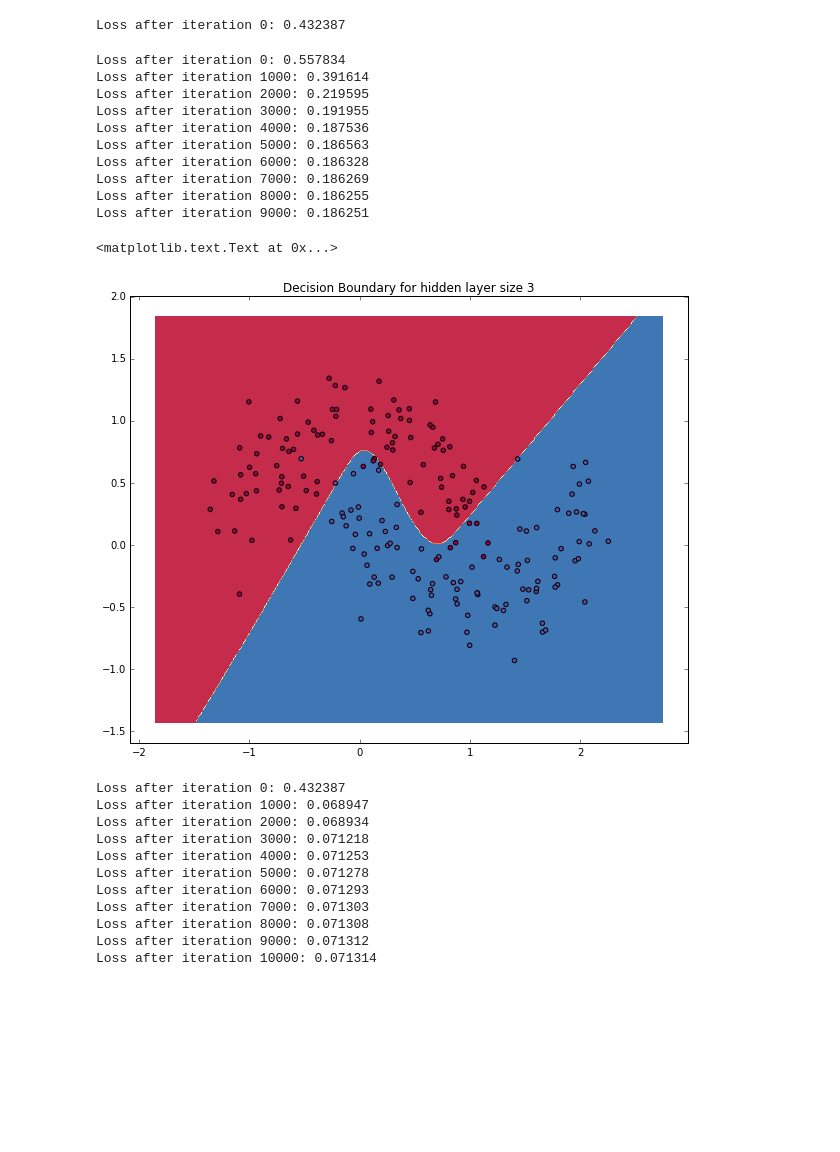
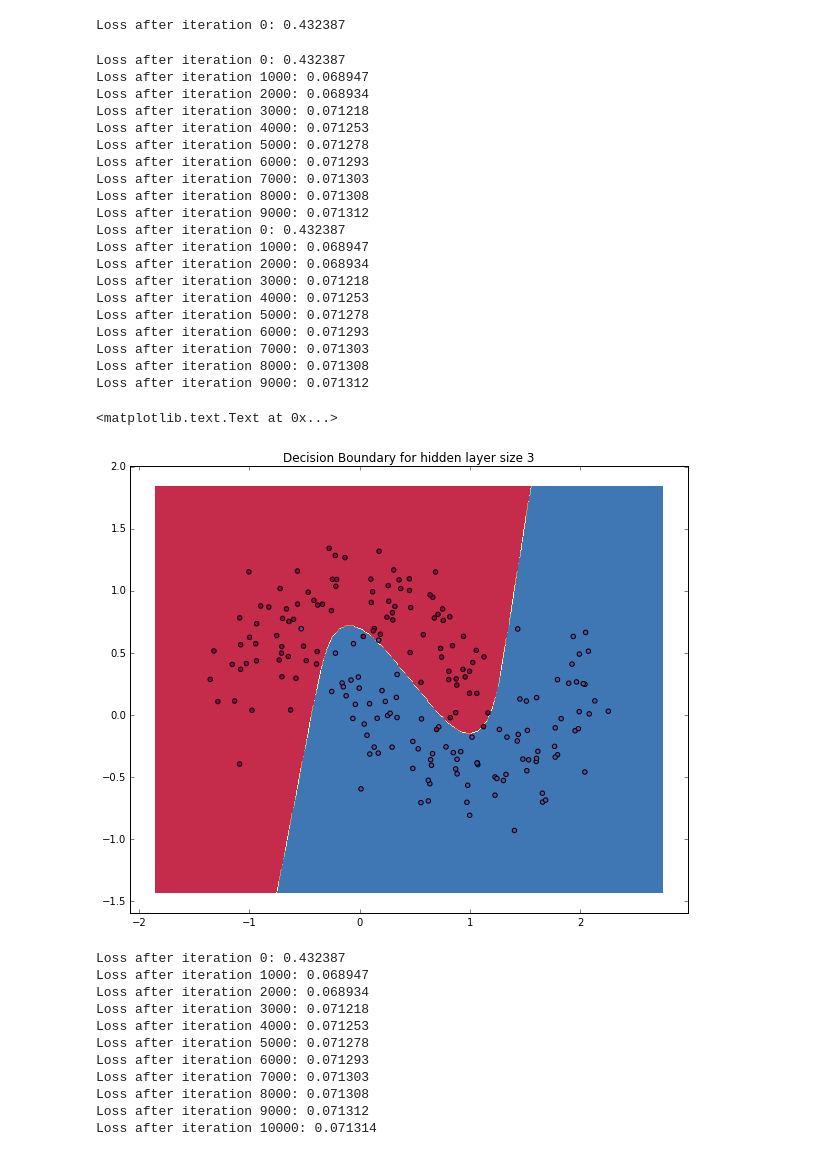
Before and after one commit to squidarth/nn-from-scratch, a Jupyter notebook: nn-from-scratch.ipynb, the cells around one changed output. Cells and saved outputs as stored; diff of their text form; code cells hidden in the pictures; blank space fills up the shorter version.

Commit message:
Begin adding another layer

```diff
--- a/nn-from-scratch.ipynb
+++ b/nn-from-scratch.ipynb
@@ -32,9 +32,9 @@ Let's start by generating a dataset we can play with. Fortunately, [scikit-learn
 # %%
 # Generate a dataset and plot it
 np.random.seed(0)
-#X, y = sklearn.datasets.make_moons(200, noise=0.20)
+X, y = sklearn.datasets.make_moons(200, noise=0.20)
 #X, y = sklearn.datasets.make_multilabel_classification(n_samples=200, n_features=2, n_classes=3, n_labels=1, allow_unlabeled=False)
-X, y = sklearn.datasets.make_blobs(n_samples=200, n_features=2, centers=3)
+#X, y = sklearn.datasets.make_blobs(n_samples=200, n_features=2, centers=3)
 print(y)
 plt.scatter(X[:,0], X[:,1], s=40, c=y, cmap=plt.cm.Spectral)
 # %% [output]
@@ -58,8 +58,8 @@ In fact, that's one of the major advantages of Neural Networks. You don't need t
 To demonstrate the point let's train a Logistic Regression classifier. It's input will be the x- and y-values and the output the predicted class (0 or 1). To make our life easy we use the Logistic Regression class from `scikit-learn`.
 # %%
 # Train the logistic regression classifier
-#clf = sklearn.linear_model.LogisticRegressionCV()
-clf = sklearn.linear_model.LogisticRegressionCV(multi_class="multinomial")
+clf = sklearn.linear_model.LogisticRegressionCV()
+#clf = sklearn.linear_model.LogisticRegressionCV(multi_class="multinomial")
 clf.fit(X, y)
 # %% [output]
 LogisticRegressionCV(Cs=10, class_weight=None, cv=None, dual=False,
@@ -507,32 +594,45 @@ def build_model_sigmoid_function(nn_hdim, num_passes=20000, print_loss=False, lr
 # %%
 # Build a model with a 3-dimensional hidden layer
 #model_with_minibatch = build_model_with_minibatch(3, print_loss=True, num_batches=20)
 
 # build a model with learning decay
 #model_with_learning_decay = build_model_decay_learning(3, num_passes=5000, print_loss=True, lr=0.05)
 
 # build a model with sigmoid activation function
 #model_with_sigmoid_function = build_model_sigmoid_function(3, num_passes=10000, print_loss=True)
 
-# build a model with relu activation function
-#model_with_relu_function = build_model_relu_function(3, num_passes=10000, print_loss=True)
+# build a model
+model = build_model(3, num_passes=10000, print_loss=True)
+
+# build a model with 3 layers
+model_with_3_layers = build_model_3_layers(3, num_passes=10000, print_loss=True)
 
 # Plot the decision boundary
-plot_decision_boundary(lambda x: predict(model_with_relu_function, x))
+plot_decision_boundary(lambda x: predict(model, x))
 plt.title("Decision Boundary for hidden layer size 3")
 # %% [output]
-Loss after iteration 0: 0.557834
-Loss after iteration 1000: 0.391614
-Loss after iteration 2000: 0.219595
-Loss after iteration 3000: 0.191955
-Loss after iteration 4000: 0.187536
-Loss after iteration 5000: 0.186563
-Loss after iteration 6000: 0.186328
-Loss after iteration 7000: 0.186269
-Loss after iteration 8000: 0.186255
-Loss after iteration 9000: 0.186251
+Loss after iteration 0: 0.432387
+Loss after iteration 1000: 0.068947
+Loss after iteration 2000: 0.068934
+Loss after iteration 3000: 0.071218
+Loss after iteration 4000: 0.071253
+Loss after iteration 5000: 0.071278
+Loss after iteration 6000: 0.071293
+Loss after iteration 7000: 0.071303
+Loss after iteration 8000: 0.071308
+Loss after iteration 9000: 0.071312
+Loss after iteration 0: 0.432387
+Loss after iteration 1000: 0.068947
+Loss after iteration 2000: 0.068934
+Loss after iteration 3000: 0.071218
+Loss after iteration 4000: 0.071253
+Loss after iteration 5000: 0.071278
+Loss after iteration 6000: 0.071293
+Loss after iteration 7000: 0.071303
+Loss after iteration 8000: 0.071308
+Loss after iteration 9000: 0.071312
 <matplotlib.text.Text at 0x...>
-[figure, old version]
+[figure, new version]
 # %%
 # Build a model with a 3-dimensional hidden layer
 model = build_model(3, print_loss=True)
```
Also changed, not shown: parts of 5 cells of this notebook.
